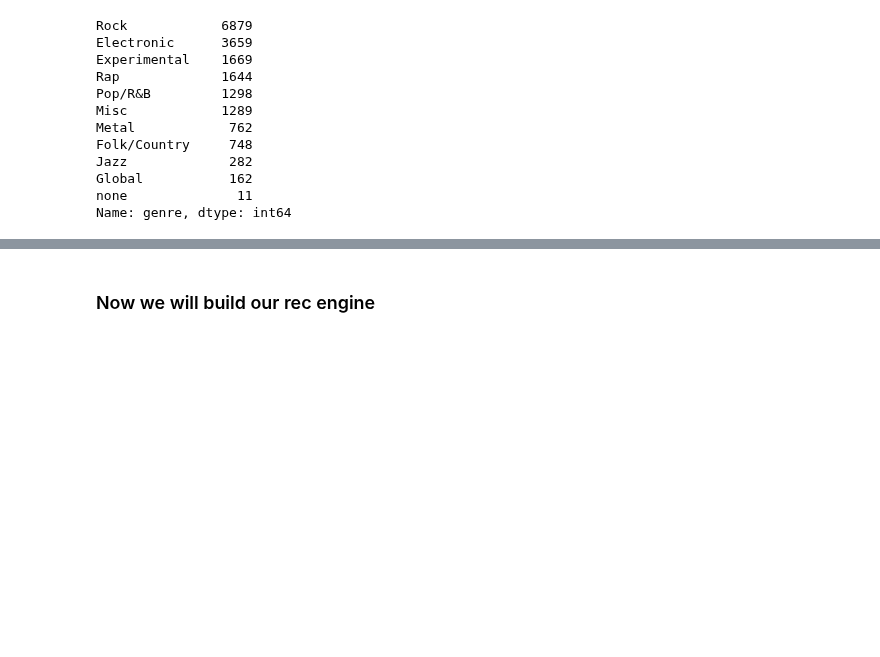
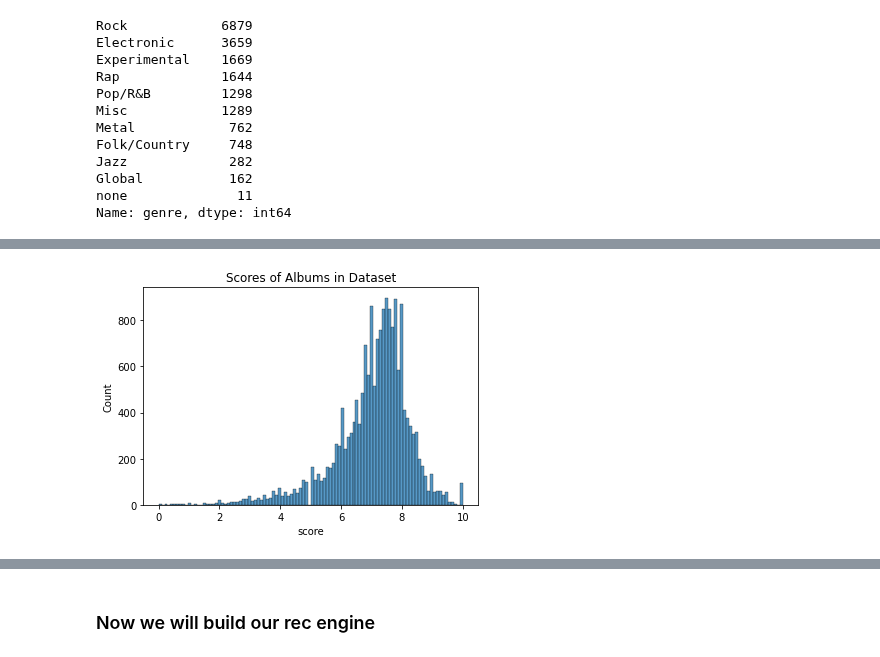
Before and after one commit to Hadryan/Music-Recommender-Engine-1, a Jupyter notebook: Final_NB.ipynb, the cells around one changed output, grey strips where cells are left out. Drawn from its saved outputs; the diff is of its cells as text; code cells hidden in the pictures; blank space fills up the shorter version.

```diff
--- a/Final_NB.ipynb
+++ b/Final_NB.ipynb
@@ -54,0 +79,6 @@ Name: genre, dtype: int64
+# %%
+sns.histplot(data=df.score)
+plt.title('Scores of Albums in Dataset')
+plt.savefig('scores_of_albums.png')
+# %% [output]
+[figure, added]
```
Also changed, not shown: parts of 3 cells of this notebook, 3 other files.
